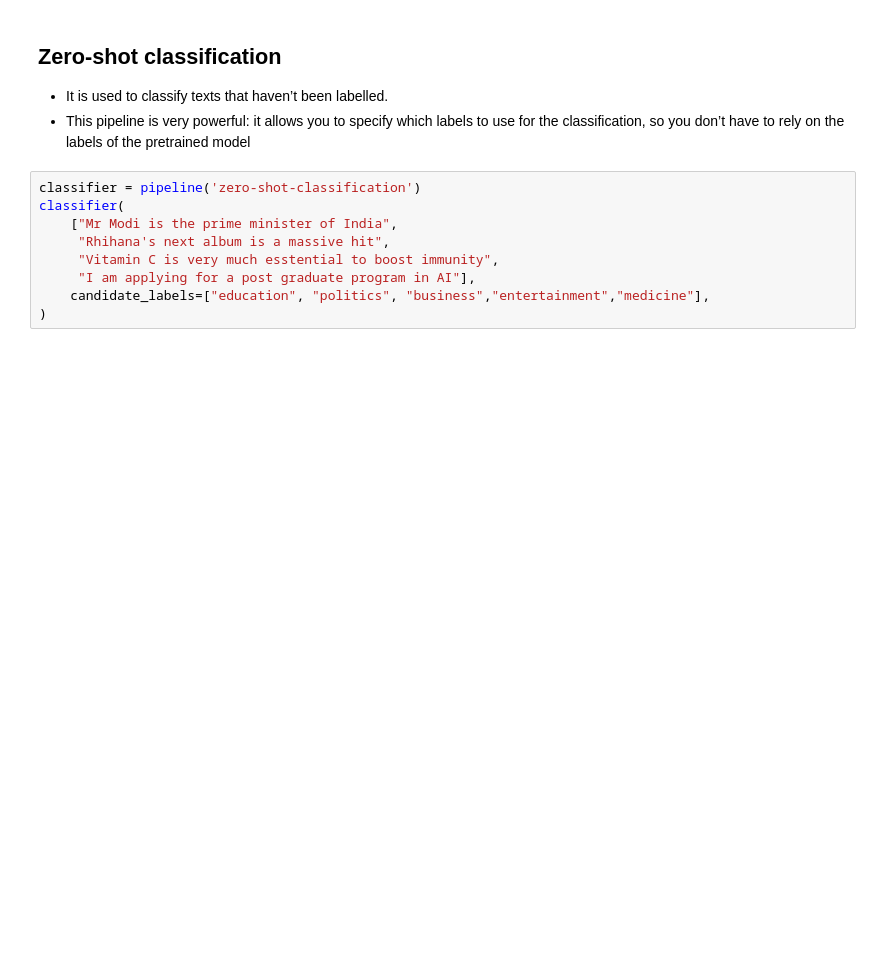
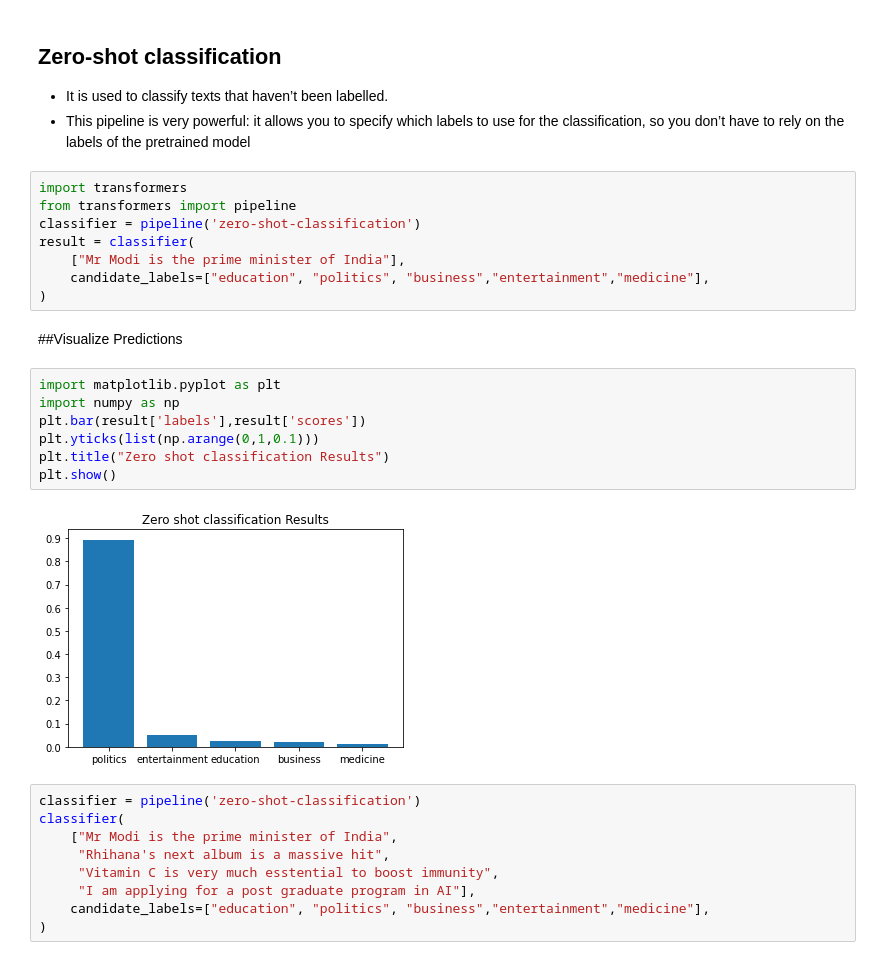
Before and after one commit to plaban1981/Huggingface_transformers_course, a Jupyter notebook: huggingface_course.ipynb, the cells around one changed output. Cells and saved outputs as stored; diff of their text form; blank space fills up the shorter version.

```diff
--- a/huggingface_course.ipynb
+++ b/huggingface_course.ipynb
@@ -131,6 +131,25 @@ np.array(doc_matrix).shape
 
 * It is used to classify texts that haven’t been labelled.
 * This pipeline is very powerful: it allows you to specify which labels to use for the classification, so you don’t have to rely on the labels of the pretrained model
+# %%
+import transformers
+from transformers import pipeline
+classifier = pipeline('zero-shot-classification')
+result = classifier(
+    ["Mr Modi is the prime minister of India"],
+    candidate_labels=["education", "politics", "business","entertainment","medicine"],
+)
+# %% [markdown]
+##Visualize Predictions
+# %%
+import matplotlib.pyplot as plt
+import numpy as np
+plt.bar(result['labels'],result['scores'])
+plt.yticks(list(np.arange(0,1,0.1)))
+plt.title("Zero shot classification Results")
+plt.show()
+# %% [output]
+[figure, added]
 # %%
 classifier = pipeline('zero-shot-classification')
 classifier(
```
Also changed, not shown: parts of 46 cells of this notebook.
